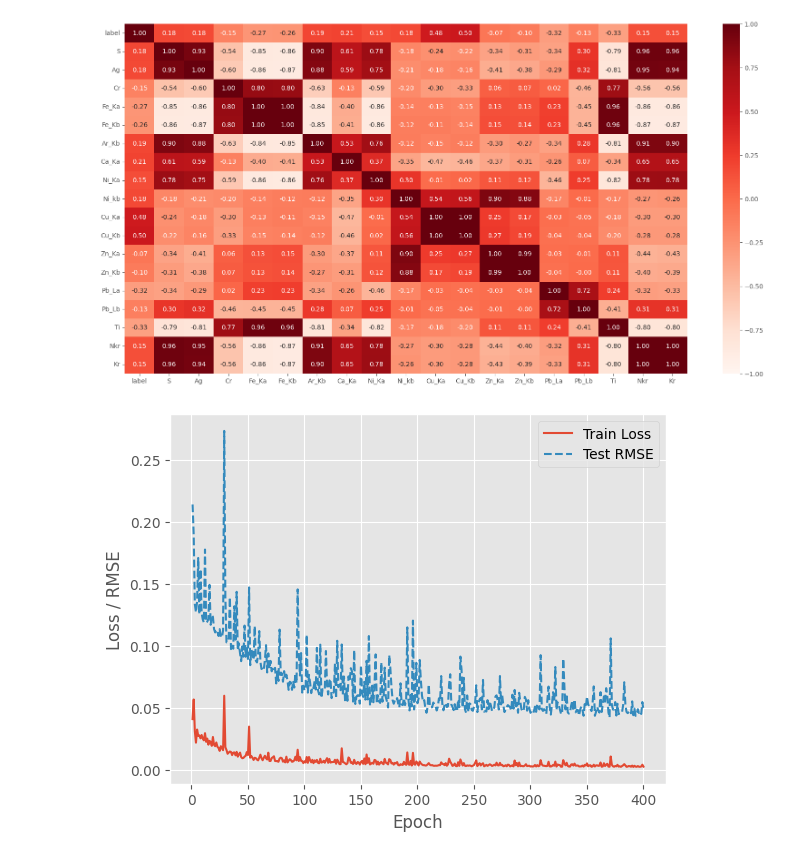
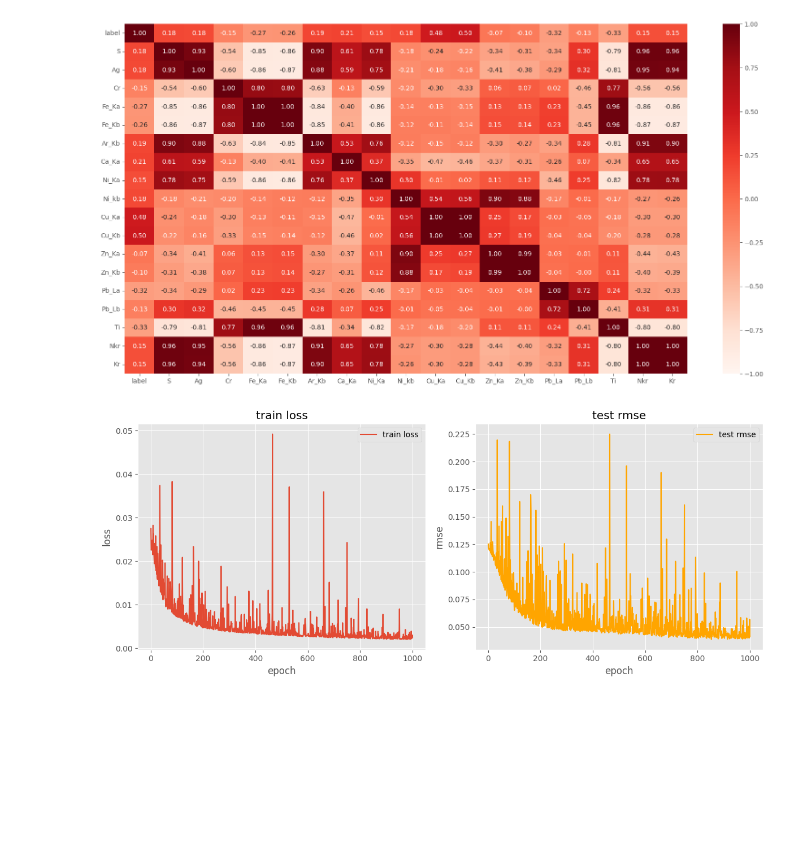
Before and after one commit to matalhim/nuclear, a Jupyter notebook: lab4/main2.ipynb, the cells around one changed output. Cells and saved outputs as stored; diff of their text form; code cells hidden in the pictures; blank space fills up the shorter version.

```diff
--- a/lab4/main2.ipynb
+++ b/lab4/main2.ipynb
@@ -368,3 +357,33 @@ def plot_rmse(train_losses, test_rmse=None):
+# %%
+import matplotlib.pyplot as plt
+
+
+def plot_rmse(train_losses, test_rmse=None):
+    fig, axes = plt.subplots(1, 2, figsize=(12, 5))
+
+    # Левый график - Train Loss
+    axes[0].plot(range(1, len(train_losses) + 1), train_losses,
+                 label='train loss')
+    axes[0].set_title('train loss')
+    axes[0].set_xlabel('epoch')
+    axes[0].set_ylabel('loss')
+    axes[0].grid(True)
+    axes[0].legend(loc='best')
+    if test_rmse:
+        axes[1].plot(range(1, len(test_rmse) + 1), test_rmse,
+                     label='test rmse', color='orange')
+        axes[1].set_title('test rmse')
+        axes[1].set_xlabel('epoch')
+        axes[1].set_ylabel('rmse')
+        axes[1].grid(True)
+        axes[1].legend(loc='best')
+    else:
+        axes[1].text(0.5, 0.5, 'No Test RMSE Provided', ha='center',
+                     va='center', transform=axes[1].transAxes)
+
+    # Отображение графиков
+    plt.tight_layout()
+    plt.show()
 # %%
 def get_predictions(model, test_data, scaler):
     predictions = []
@@ -401,14 +420,20 @@ def plot_predictions(test_data, predictions, scaler):
     plt.show()
 
     print(f'R^2 = {r2:.2f}')
+# %%
+layer1_1 = 38
+layer2_1 = 19
+epochs1 = 1000
+eta1 = 1
+batch_size1 = 1
 # %%
-net1 = Network([len(feature_columns), 32, 16, 1])
+net1 = Network([len(feature_columns), layer1_1, layer2_1, 1])
 # %%
 train_loss1, test_rmse1, test_r2 = net1.SGD(
-    train_data1, epochs=400, mini_batch_size=1, eta=5, test_data=test_data1)
+    train_data1, epochs=epochs1, mini_batch_size=batch_size1, eta=eta1, test_data=test_data1)
 plot_rmse(train_loss1, test_rmse1)
 # %% [output]
-[figure, old version]
+[figure, new version]
 # %%
 predictions1 = get_predictions(net1, test_data1, scaler_y1)
 plot_predictions(test_data1, predictions1, scaler_y1)
```
Also changed, not shown: parts of 27 cells of this notebook, 20 other files.
